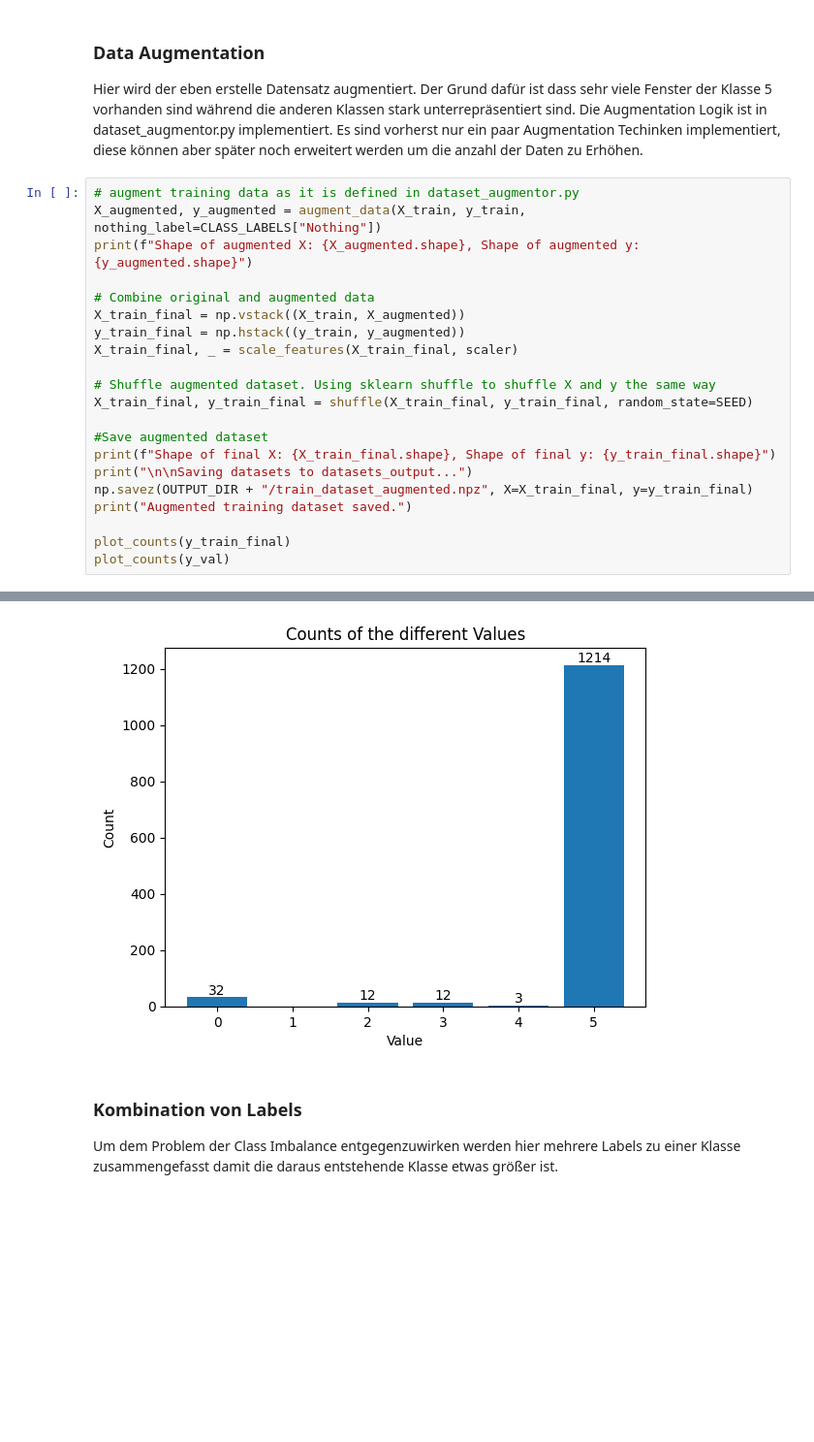
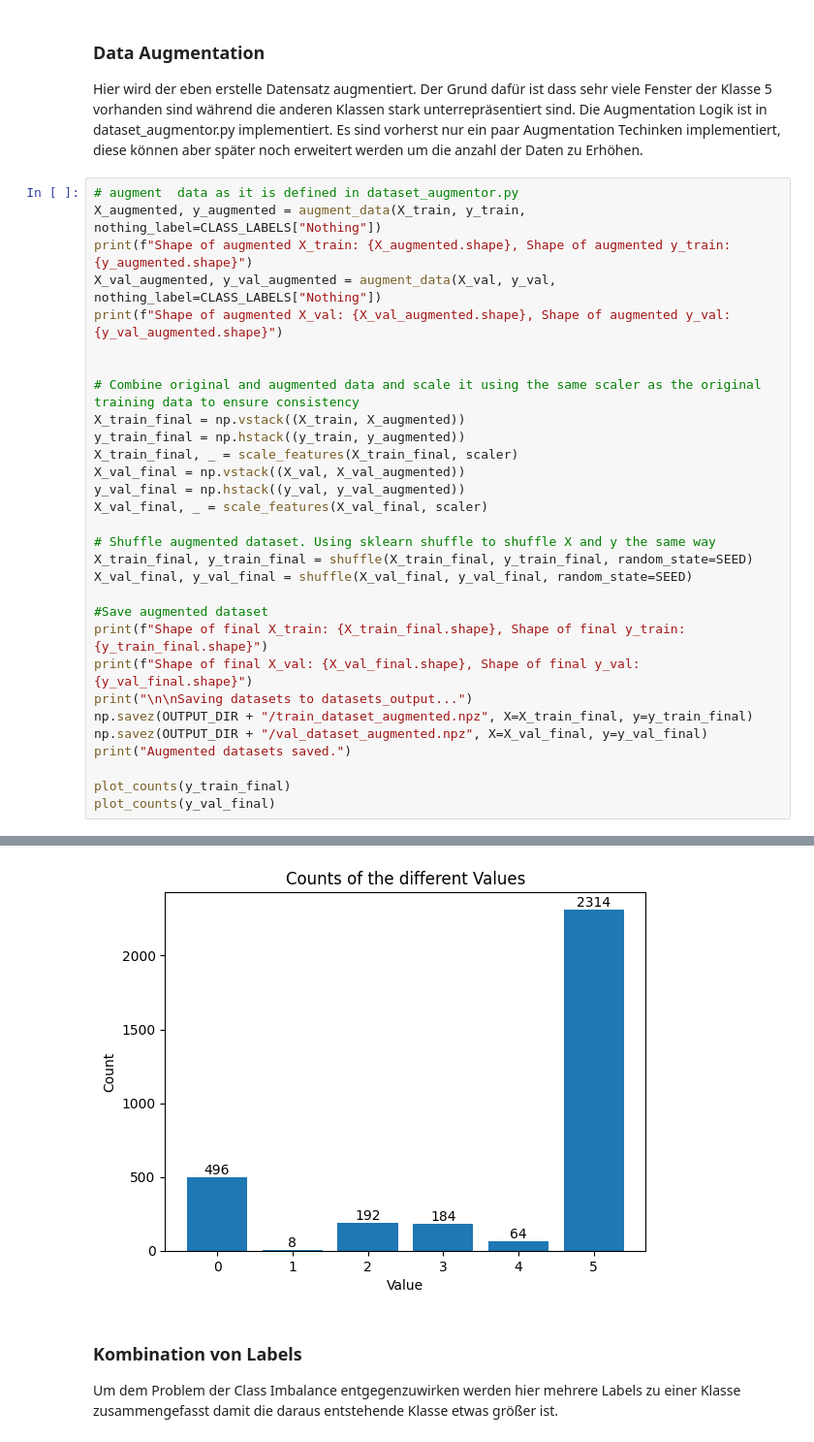
Before and after one commit to corneliusbrandt/ML_highlightvideoerstellung_bachelor, a Jupyter notebook: src/dataset_builder.ipynb, the cells around one changed output, grey strips where cells are left out. Shown at 97% size. Cells and saved outputs as stored; diff of their text form; blank space fills up the shorter version.

```diff
--- a/src/dataset_builder.ipynb
+++ b/src/dataset_builder.ipynb
@@ -696,24 +704,33 @@ Datasets saved.
 
 Hier wird der eben erstelle Datensatz augmentiert. Der Grund dafür ist dass sehr viele Fenster der Klasse 5 vorhanden sind während die anderen Klassen stark unterrepräsentiert sind. Die Augmentation Logik ist in dataset_augmentor.py implementiert. Es sind vorherst nur ein paar Augmentation Techinken implementiert, diese können aber später noch erweitert werden um die anzahl der Daten zu Erhöhen.
 # %%
-# augment training data as it is defined in dataset_augmentor.py
+# augment  data as it is defined in dataset_augmentor.py
 X_augmented, y_augmented = augment_data(X_train, y_train, nothing_label=CLASS_LABELS["Nothing"])
-print(f"Shape of augmented X: {X_augmented.shape}, Shape of augmented y: {y_augmented.shape}")
+print(f"Shape of augmented X_train: {X_augmented.shape}, Shape of augmented y_train: {y_augmented.shape}")
+X_val_augmented, y_val_augmented = augment_data(X_val, y_val, nothing_label=CLASS_LABELS["Nothing"])
+print(f"Shape of augmented X_val: {X_val_augmented.shape}, Shape of augmented y_val: {y_val_augmented.shape}")
 
-# Combine original and augmented data
+
+# Combine original and augmented data and scale it using the same scaler as the original training data to ensure consistency
 X_train_final = np.vstack((X_train, X_augmented))
 y_train_final = np.hstack((y_train, y_augmented))
 X_train_final, _ = scale_features(X_train_final, scaler)
+X_val_final = np.vstack((X_val, X_val_augmented))
+y_val_final = np.hstack((y_val, y_val_augmented))
+X_val_final, _ = scale_features(X_val_final, scaler)
 
 # Shuffle augmented dataset. Using sklearn shuffle to shuffle X and y the same way
 X_train_final, y_train_final = shuffle(X_train_final, y_train_final, random_state=SEED)
+X_val_final, y_val_final = shuffle(X_val_final, y_val_final, random_state=SEED)
 
 #Save augmented dataset
-print(f"Shape of final X: {X_train_final.shape}, Shape of final y: {y_train_final.shape}")
+print(f"Shape of final X_train: {X_train_final.shape}, Shape of final y_train: {y_train_final.shape}")
+print(f"Shape of final X_val: {X_val_final.shape}, Shape of final y_val: {y_val_final.shape}")
 print("\n\nSaving datasets to datasets_output...")
 np.savez(OUTPUT_DIR + "/train_dataset_augmented.npz", X=X_train_final, y=y_train_final)
-print("Augmented training dataset saved.")
+np.savez(OUTPUT_DIR + "/val_dataset_augmented.npz", X=X_val_final, y=y_val_final)
+print("Augmented datasets saved.")
 
 plot_counts(y_train_final)
-plot_counts(y_val)
+plot_counts(y_val_final)
 # %% [output]
@@ -727,4 +746,4 @@ Augmented training dataset saved.
-[figure, old version]
+[figure, new version]
 # %% [markdown]
 ### Kombination von Labels
 Um dem Problem der Class Imbalance entgegenzuwirken werden hier mehrere Labels zu einer Klasse zusammengefasst damit die daraus entstehende Klasse etwas größer ist.
```
Also changed, not shown: parts of 5 cells of this notebook, 12 other files.
